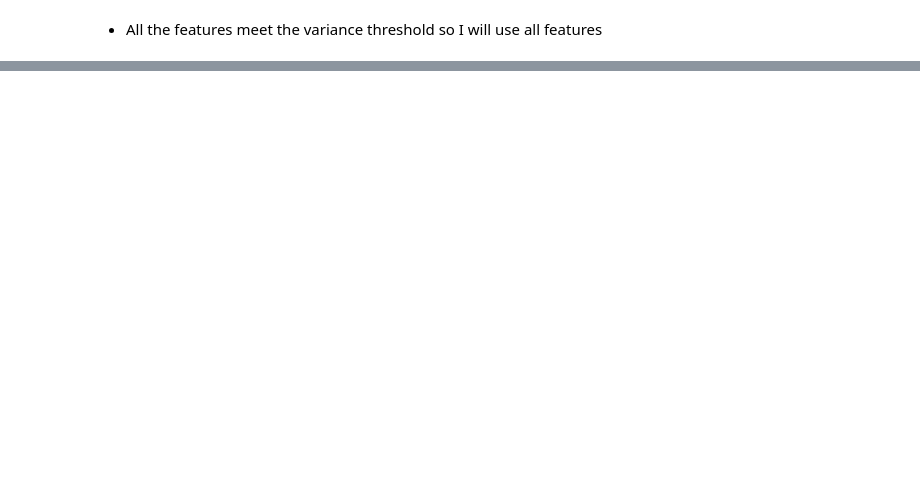
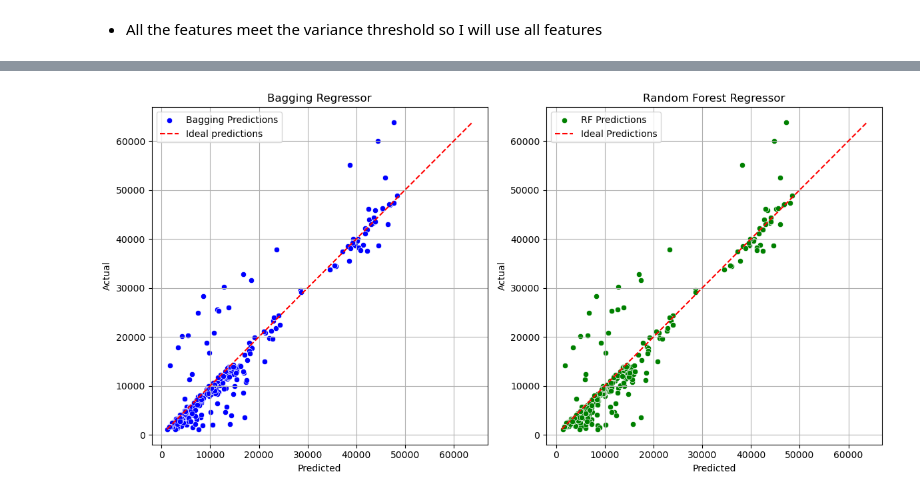
Before and after one commit to Kamuthuj/health-insurance-regression., a Jupyter notebook: analysis.ipynb, the cells around one changed output, grey strips where cells are left out. Saved outputs shown, nothing was run; the diff lists cells and outputs as text; code cells hidden in the pictures; blank space fills up the shorter version.

```diff
--- a/analysis.ipynb
+++ b/analysis.ipynb
@@ -458,16 +368,0 @@ Random Forest and XGBoost perform similarly in terms of training and test data p
-# %%
-param_dist={
-    "n_estimators":[100,200,300],
-     "learning_rate":[0.01,0.1,0.2],
-     "max_depth":[3,4,5]
-}
-
-estimator=GradientBoostingRegressor(random_state=42)
-
-grid=GridSearchCV(estimator=estimator,param_grid=param_dist,cv=5,scoring="neg_mean_squared_error",n_jobs=-1)
-
-grid.fit(X_train_scaled,y_train)
-
-best_params=grid.best_params_
-best_estimator=grid.best_estimator_
-best_score=grid.best_score_
@@ -483,3 +368,0 @@ GradientBoostingRegressor(learning_rate=0.01, max_depth=4, n_estimators=300,
-# %%
-best_model=GradientBoostingRegressor(learning_rate=0.01,n_estimators=300,random_state=42)
-best_model.fit(X_train_scaled,y_train)
@@ -503,0 +369,76 @@ joblib.dump(best_model, "model.pkl")
+# %%
+# Initializing the models
+bagging_model = BaggingRegressor(
+    estimator=DecisionTreeRegressor(),
+    n_estimators=50,
+    max_samples=0.8,
+    bootstrap=True,
+    random_state=42,
+    n_jobs=-1
+)
+
+rf_model = RandomForestRegressor(
+    n_estimators=100,
+    max_depth=None,
+    random_state=42,
+    n_jobs=-1
+)
+
+# Training the models
+bagging_model.fit(X_train_scaled, y_train)
+rf_model.fit(X_train_scaled, y_train)
+
+#  Making predictions
+y_pred_bagging = bagging_model.predict(X_test_scaled)
+y_pred_rf = rf_model.predict(X_test_scaled)
+
+# Evaluating the models
+def evaluate_model(name, y_true, y_pred):
+    print(f"\n{name} Performance:")
+    print("MAE:", mean_absolute_error(y_true, y_pred))
+    print("R²:", r2_score(y_true, y_pred))
+
+evaluate_model("Bagging Regressor", y_test, y_pred_bagging)
+evaluate_model("Random Forest Regressor", y_test, y_pred_rf)
+
+# Cross Validation to check on generalization
+folds = KFold(n_splits=5, shuffle=True, random_state=42)
+cv_bagging = cross_val_score(bagging_model, X_train_scaled, y_train, cv=folds)
+cv_rf = cross_val_score(rf_model, X_train_scaled, y_train, cv=folds)
+
+print("\nCross Validation (Bagging):", cv_bagging)
+print("Mean CV Score (Bagging):", cv_bagging.mean())
+
+print("\nCross Validation (Random Forest):", cv_rf)
+print("Mean CV Score (Random Forest):", cv_rf.mean())
+
+# Visualizing the predictions
+plt.figure(figsize=(12, 6))
+
+# Bagging
+plt.subplot(1, 2, 1)
+sns.scatterplot(x=y_pred_bagging, y=y_test, label="Bagging Predictions", color="blue")
+min_val = min(y_test.min(), y_pred_bagging.min())
+max_val = max(y_test.max(), y_pred_bagging.max())
+plt.plot([min_val, max_val], [min_val, max_val], "--", color="red", label="Ideal predictions")
+plt.xlabel("Predicted")
+plt.ylabel("Actual")
+plt.title("Bagging Regressor")
+plt.legend()
+plt.grid()
+
+# Random Forest
+plt.subplot(1, 2, 2)
+sns.scatterplot(x=y_pred_rf, y=y_test, label="RF Predictions", color="green")
+min_val = min(y_test.min(), y_pred_rf.min())
+max_val = max(y_test.max(), y_pred_rf.max())
+plt.plot([min_val, max_val], [min_val, max_val], "--", color="red", label="Ideal Predictions")
+plt.xlabel("Predicted")
+plt.ylabel("Actual")
+plt.title("Random Forest Regressor")
+plt.legend()
+plt.grid()
+
+plt.tight_layout()
+plt.show()
+# %% [output]
@@ -503,0 +458 @@ joblib.dump(best_model, "model.pkl")
+[figure, added]
```
Also changed, not shown: parts of 30 cells of this notebook.
